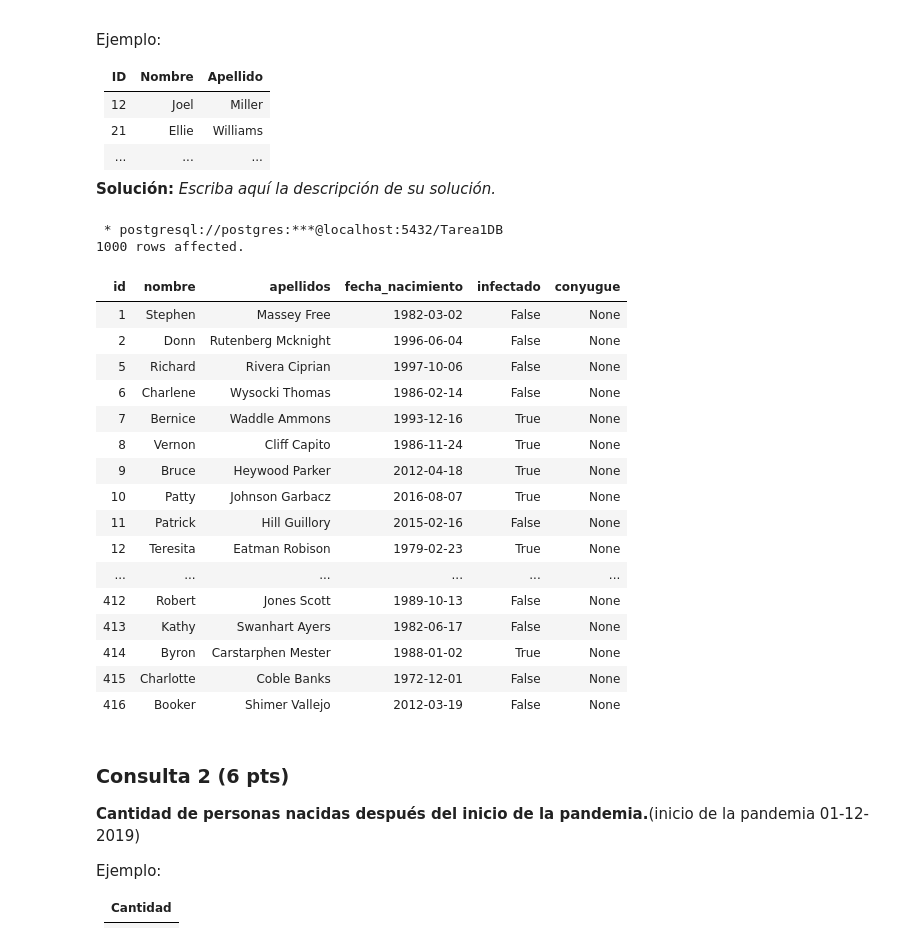
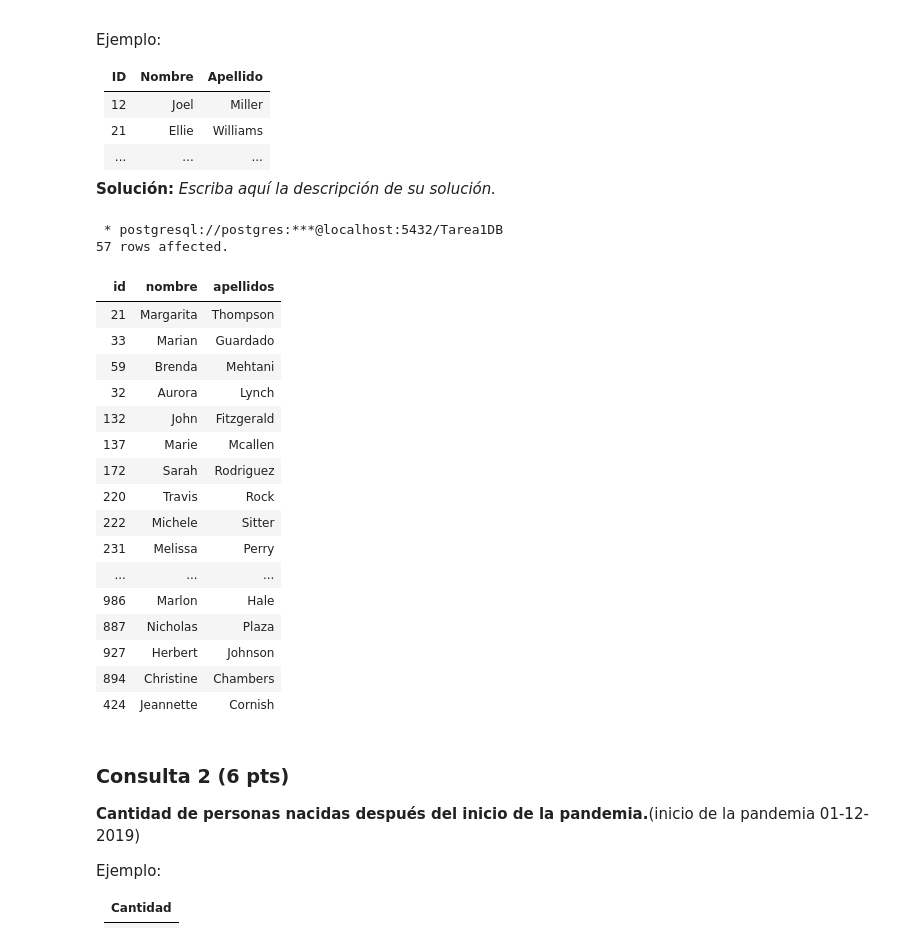
Before and after one commit to Kaleto13/Tarea_DB, a Jupyter notebook: Tarea1DB.ipynb, the cells around one changed output. Drawn from its saved outputs; the diff is of its cells as text; code cells hidden in the pictures.

```diff
--- a/Tarea1DB.ipynb
+++ b/Tarea1DB.ipynb
@@ -362,32 +362,34 @@ Ejemplo:
 # %%
 %%sql
 
 /* Reemplace estas queries por las que resuelven las consultas pedidas. */
 
 SELECT
-    *
+    personas.id, personas.nombre, SPLIT_PART(personas.apellidos, ' ' ,1) AS apellidos
 FROM
-    personas;
+    personas JOIN persona_pertenece_faccion ON personas.id = persona_pertenece_faccion.id_persona JOIN facciones ON persona_pertenece_faccion.id_faccion = facciones.id
+WHERE
+    persona_pertenece_faccion.id_faccion = 1;
 # %% [output]
  * postgresql://postgres:***@localhost:5432/Tarea1DB
-1000 rows affected.
+57 rows affected.
-| id | nombre | apellidos | fecha_nacimiento | infectado | conyugue |
-| 1 | Stephen | Massey Free | 1982-03-02 | False | None |
-| 2 | Donn | Rutenberg Mcknight | 1996-06-04 | False | None |
-| 5 | Richard | Rivera Ciprian | 1997-10-06 | False | None |
-| 6 | Charlene | Wysocki Thomas | 1986-02-14 | False | None |
-| 7 | Bernice | Waddle Ammons | 1993-12-16 | True | None |
-| 8 | Vernon | Cliff Capito | 1986-11-24 | True | None |
-| 9 | Bruce | Heywood Parker | 2012-04-18 | True | None |
-| 10 | Patty | Johnson Garbacz | 2016-08-07 | True | None |
-| 11 | Patrick | Hill Guillory | 2015-02-16 | False | None |
-| 12 | Teresita | Eatman Robison | 1979-02-23 | True | None |
-| ... | ... | ... | ... | ... | ... |
-| 412 | Robert | Jones Scott | 1989-10-13 | False | None |
-| 413 | Kathy | Swanhart Ayers | 1982-06-17 | False | None |
-| 414 | Byron | Carstarphen Mester | 1988-01-02 | True | None |
-| 415 | Charlotte | Coble Banks | 1972-12-01 | False | None |
-| 416 | Booker | Shimer Vallejo | 2012-03-19 | False | None |
+| id | nombre | apellidos |
+| 21 | Margarita | Thompson |
+| 33 | Marian | Guardado |
+| 59 | Brenda | Mehtani |
+| 32 | Aurora | Lynch |
+| 132 | John | Fitzgerald |
+| 137 | Marie | Mcallen |
+| 172 | Sarah | Rodriguez |
+| 220 | Travis | Rock |
+| 222 | Michele | Sitter |
+| 231 | Melissa | Perry |
+| ... | ... | ... |
+| 986 | Marlon | Hale |
+| 887 | Nicholas | Plaza |
+| 927 | Herbert | Johnson |
+| 894 | Christine | Chambers |
+| 424 | Jeannette | Cornish |
 # %% [markdown]
 ### Consulta 2 (6 pts)
 **Cantidad de personas nacidas después del inicio de la pandemia.**(inicio de la pandemia 01-12-2019)
```
Also changed, not shown: parts of 2 cells of this notebook.
